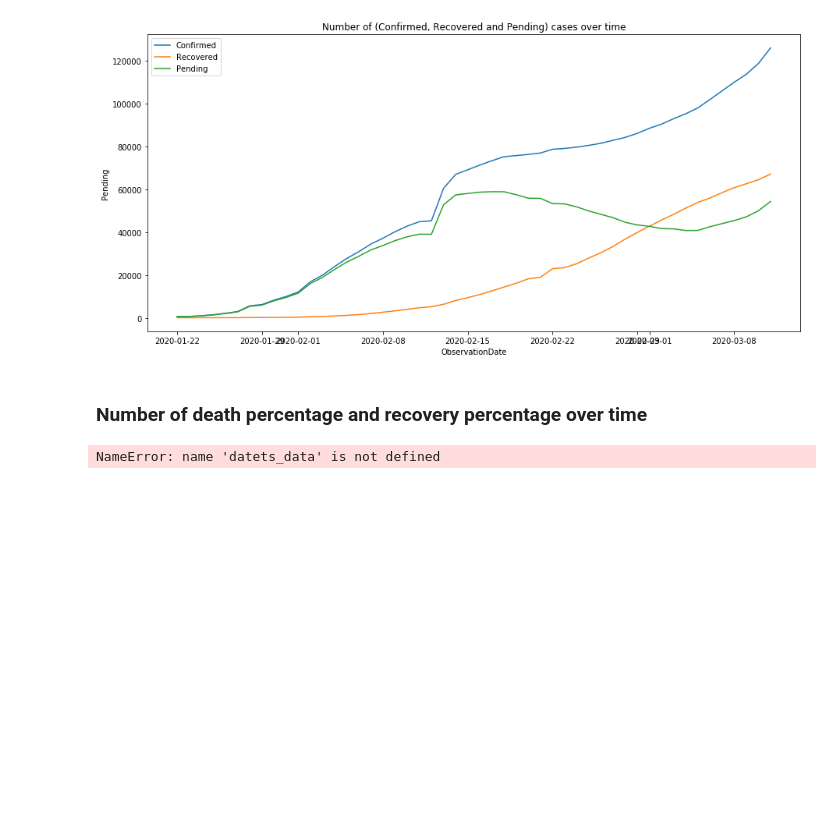
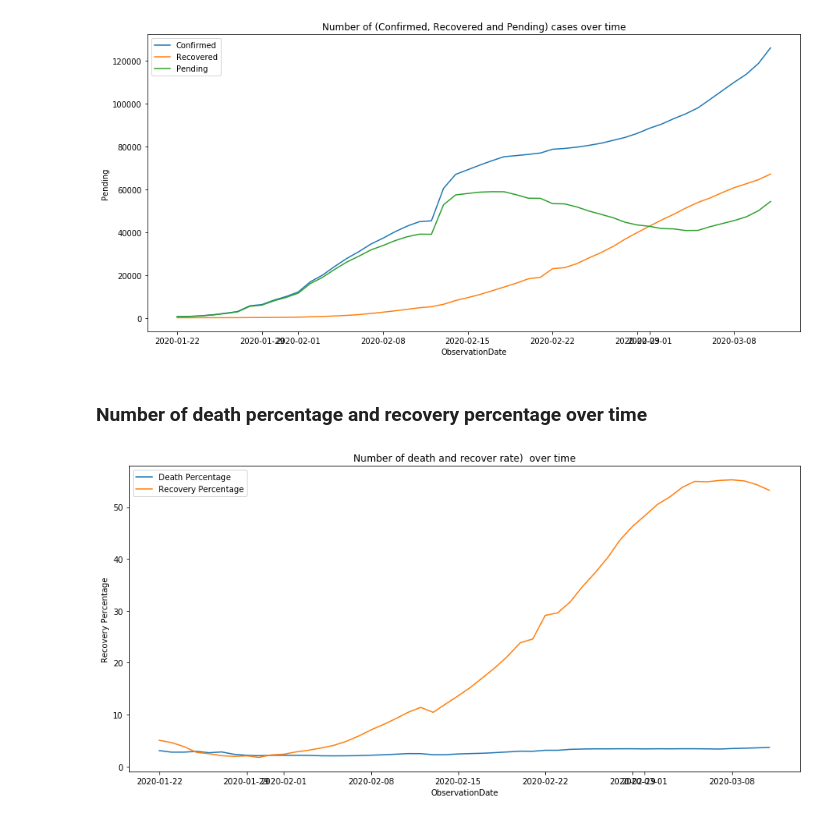
Before and after one commit to Maunish-dave/corona_research, a Jupyter notebook: Corona Virus Research.ipynb, the cells around one changed output. Cells and saved outputs as stored; diff of their text form; code cells hidden in the pictures; blank space fills up the shorter version.

```diff
--- a/Corona Virus Research.ipynb
+++ b/Corona Virus Research.ipynb
@@ -202,11 +202,11 @@ plt.show()
 # %%
 temp_f = dates_data.copy()
 temp_f["Death Percentage"] = (dates_data["Deaths"]*100)/(dates_data["Confirmed"])
-temp_f["Recovery Percentage"] = (datets_data["Recovered"]*100)/(dates_data["Confirmed"])
+temp_f["Recovery Percentage"] = (dates_data["Recovered"]*100)/(dates_data["Confirmed"])
 plt.figure(figsize=(15,7))
 sns.lineplot(x = 'ObservationDate',y='Death Percentage',data=temp_f,label="Death Percentage")
 sns.lineplot(x = 'ObservationDate',y='Recovery Percentage',data=temp_f,label="Recovery Percentage")
 plt.title("Number of death and recover rate)  over time")
 plt.show()
 # %% [output]
-NameError: name 'datets_data' is not defined
+[figure, added]
```
